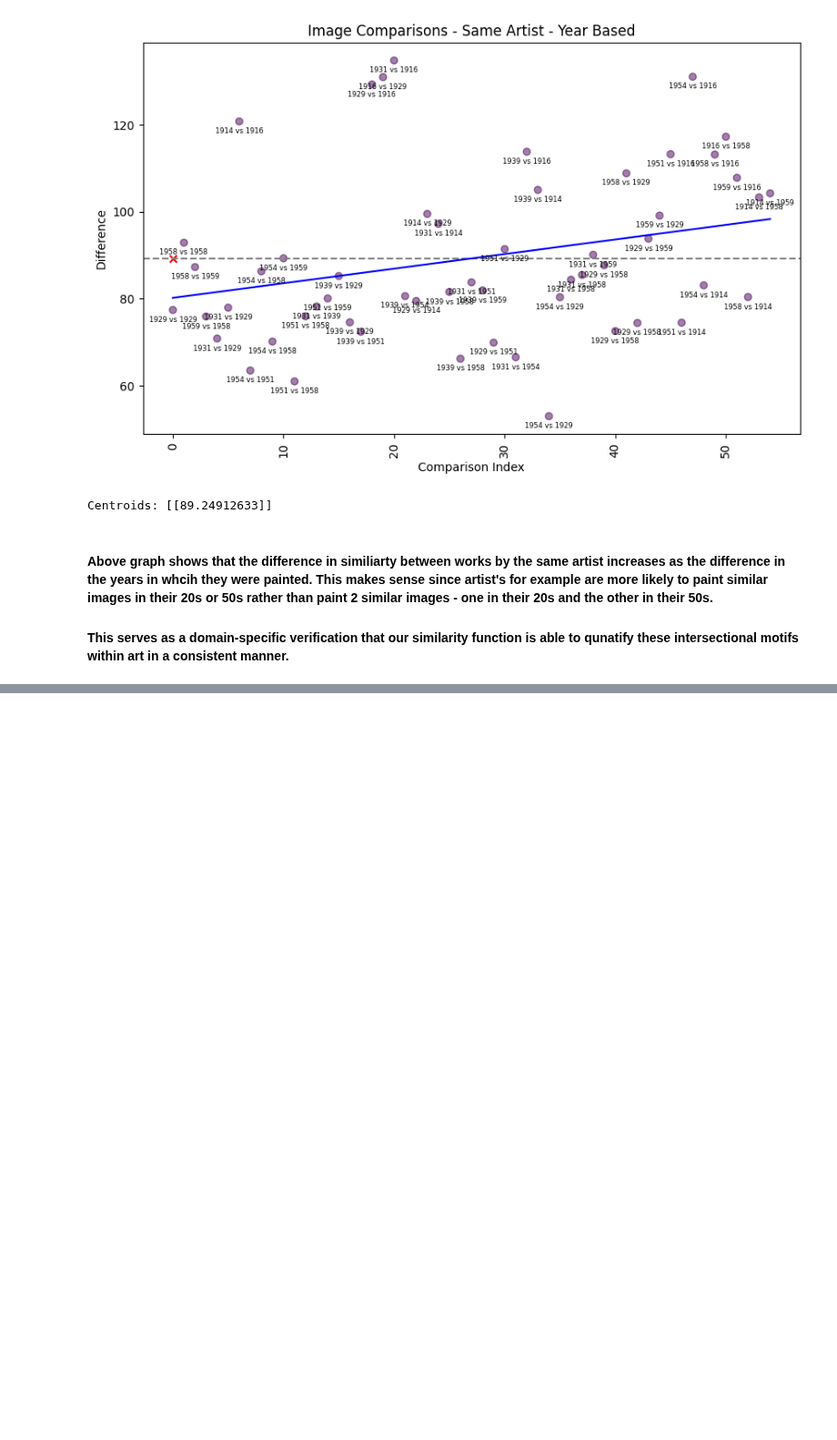
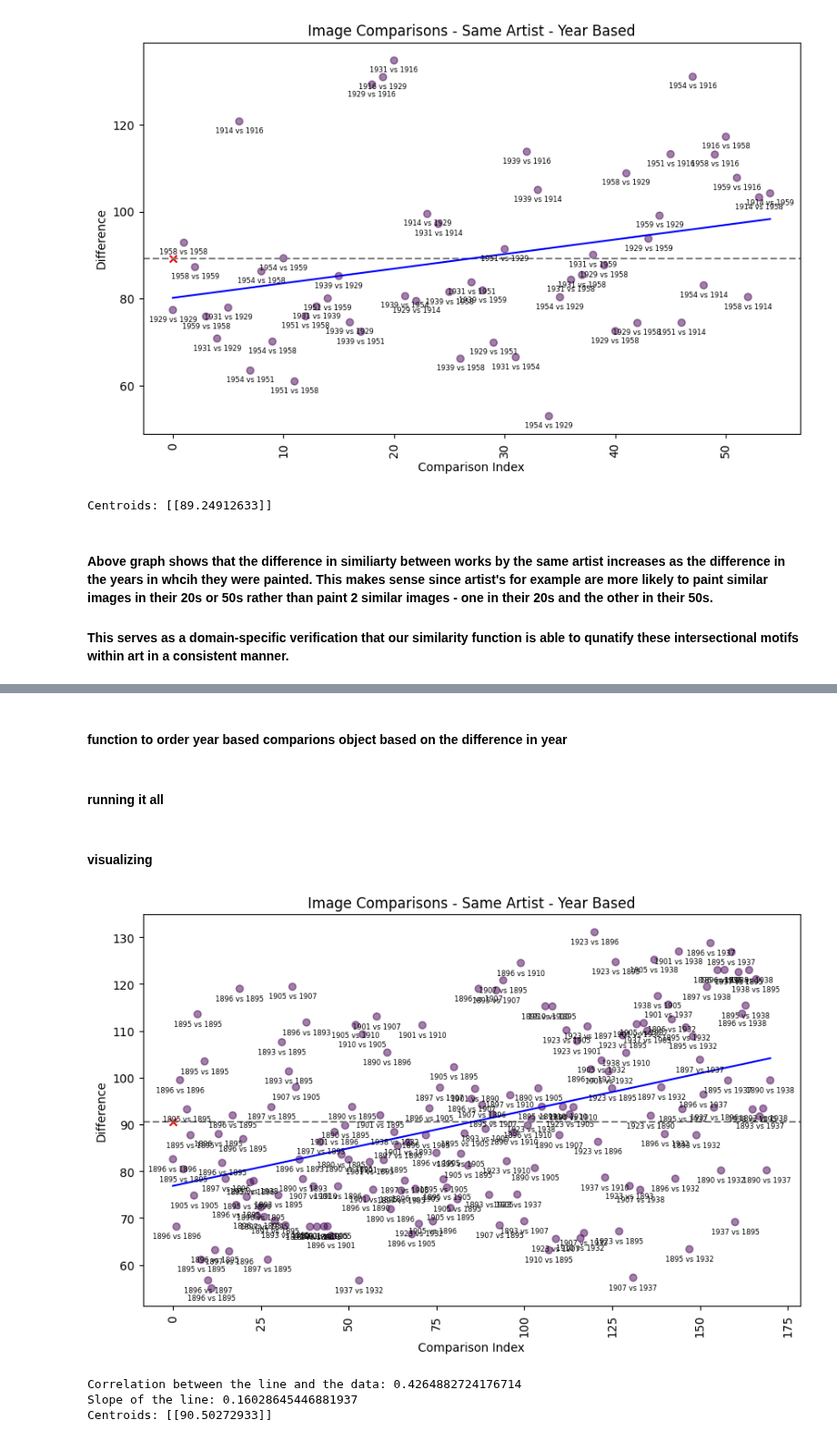
Before and after one commit to zach-marto/ArtInsight-ML, a Jupyter notebook: Pretrained_model/second_ver_pretrained.ipynb, the cells around one changed output, grey strips where cells are left out. Shown at 91% size. Cells and saved outputs as stored; diff of their text form; code cells hidden in the pictures; blank space fills up the shorter version.

```diff
--- a/Pretrained_model/second_ver_pretrained.ipynb
+++ b/Pretrained_model/second_ver_pretrained.ipynb
@@ -1259,0 +1486,10 @@ Centroids: [[89.24912633]]
+# %%
+total_picasso_comparisons, highest_sim_picasso_total, lowest_sim_picasso_total = final_calculate_total_image_comparisons(picasso_image_descriptions)
+style_picasso_comparisons, highest_sim_picasso_style, lowest_sim_picasso_style = final_calculate_label_comparisons(picasso_image_descriptions, "Style/Aesthetic")
+
+print(total_picasso_comparisons)
+print(style_picasso_comparisons)
+print(highest_sim_picasso_total)
+print(lowest_sim_picasso_total)
+print(highest_sim_picasso_style)
+print(lowest_sim_picasso_style)
@@ -1259,0 +1505,41 @@ Centroids: [[89.24912633]]
+# %%
+def label_change_year(comparisons, artist_images):
+
+    year_comparisons = []
+
+    for comparison in comparisons:
+        # Separate the first image name and the second image name
+        image1, image2 = comparison[0].split(' vs ')
+
+        # Extract the years corresponding to the images
+        year1 = artist_images[image1]['year']
+        year2 = artist_images[image2]['year']
+
+        # Create a new key with the years instead of image names
+        new_key = f"{year1} vs {year2}"
+        year_comparisons.append((new_key, comparison[1]))
+
+    return year_comparisons
+# %% [markdown]
+#### function to order year based comparions object based on the difference in year
+# %%
+def final_sort_comparisons_by_year_difference(comparisons):
+
+    def year_difference(item):
+        year1, year2 = map(int, item[0].split(' vs '))
+        return abs(year1 - year2)
+
+    return sorted(comparisons, key=year_difference)
+# %% [markdown]
+#### running it all
+# %%
+year_sorted_picasso_comparisons_total = final_sort_comparisons_by_year_difference(label_change_year(total_picasso_comparisons, picasso_images))
+# %% [markdown]
+#### visualizing
+# %%
+visualize_comparisons_modified(year_sorted_picasso_comparisons_total)
+# %% [output]
+[figure, added]
+Correlation between the line and the data: 0.4264882724176714
+Slope of the line: 0.16028645446881937
+Centroids: [[90.50272933]]
```
Also changed, not shown: parts of 24 cells of this notebook, 1 other file.
